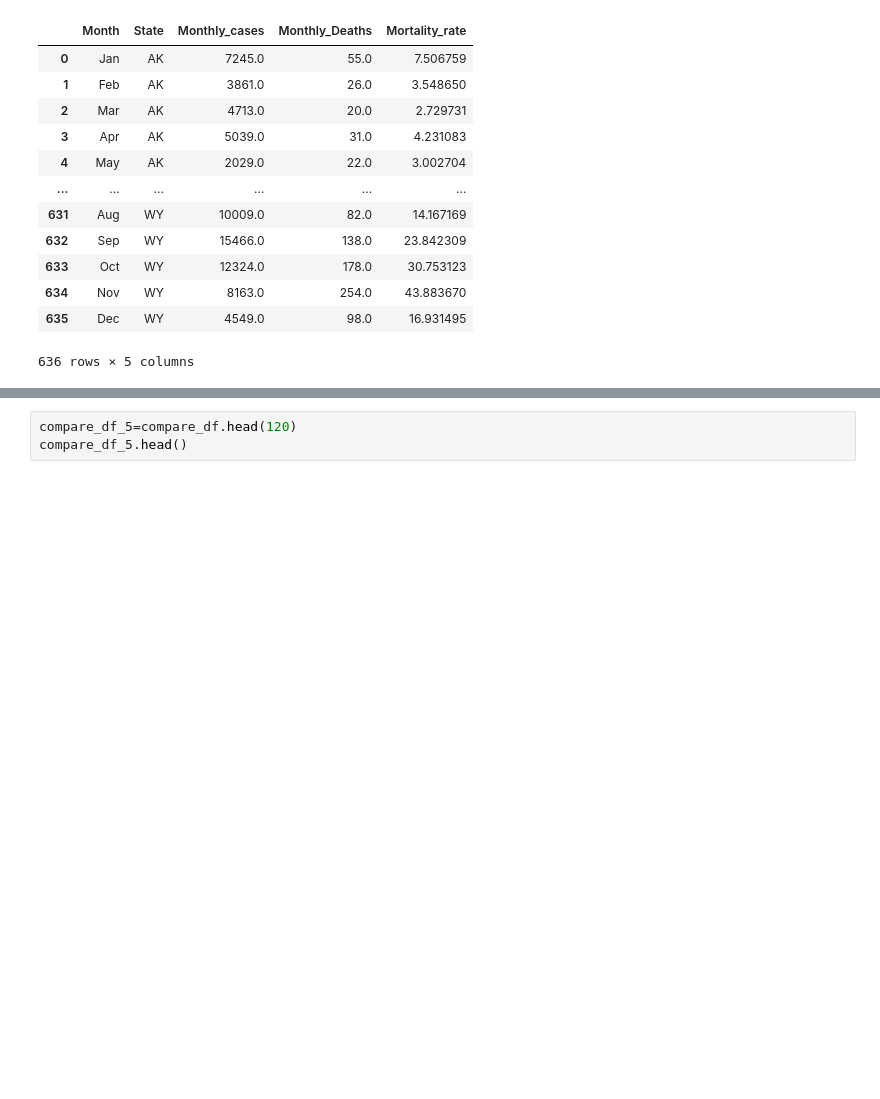
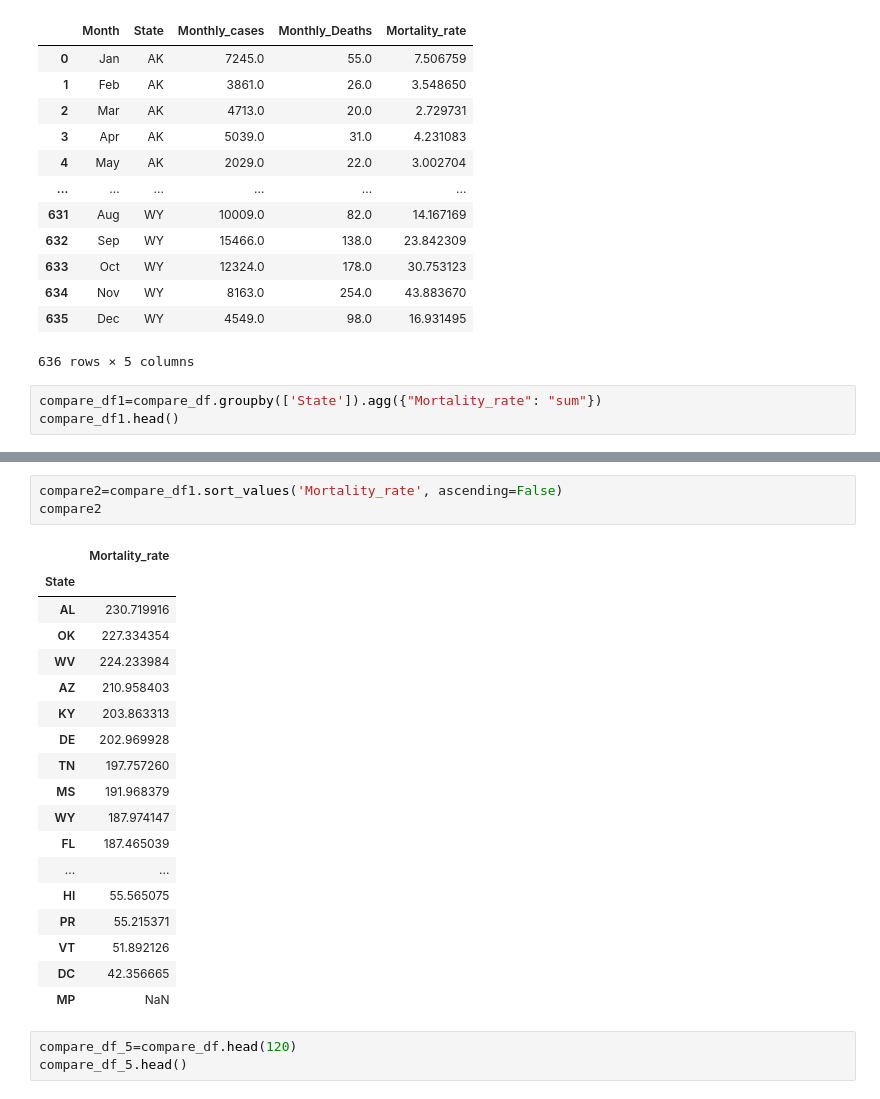
Before and after one commit to tracypoon/Group_3_Project, a Jupyter notebook: Mano/Month_based_analysis.ipynb, the cells around one changed output, grey strips where cells are left out. Saved outputs shown, nothing was run; the diff lists cells and outputs as text; blank space fills up the shorter version.

```diff
--- a/Mano/Month_based_analysis.ipynb
+++ b/Mano/Month_based_analysis.ipynb
@@ -174,3 +174,6 @@ compare_df
 | 634 | Nov | WY | 8163.0 | 254.0 | 43.883670 |
 | 635 | Dec | WY | 4549.0 | 98.0 | 16.931495 |
 636 rows × 5 columns
+# %%
+compare_df1=compare_df.groupby(['State']).agg({"Mortality_rate": "sum"})
+compare_df1.head()
@@ -177,3 +188,25 @@ compare_df
+# %%
+compare2=compare_df1.sort_values('Mortality_rate', ascending=False)
+compare2
+# %% [output]
+|  | Mortality_rate |
+| State |  |
+| AL | 230.719916 |
+| OK | 227.334354 |
+| WV | 224.233984 |
+| AZ | 210.958403 |
+| KY | 203.863313 |
+| DE | 202.969928 |
+| TN | 197.757260 |
+| MS | 191.968379 |
+| WY | 187.974147 |
+| FL | 187.465039 |
+| ... | ... |
+| HI | 55.565075 |
+| PR | 55.215371 |
+| VT | 51.892126 |
+| DC | 42.356665 |
+| MP | NaN |
 # %%
 compare_df_5=compare_df.head(120)
 compare_df_5.head()
```
Also changed, not shown: parts of 1 cell of this notebook.
